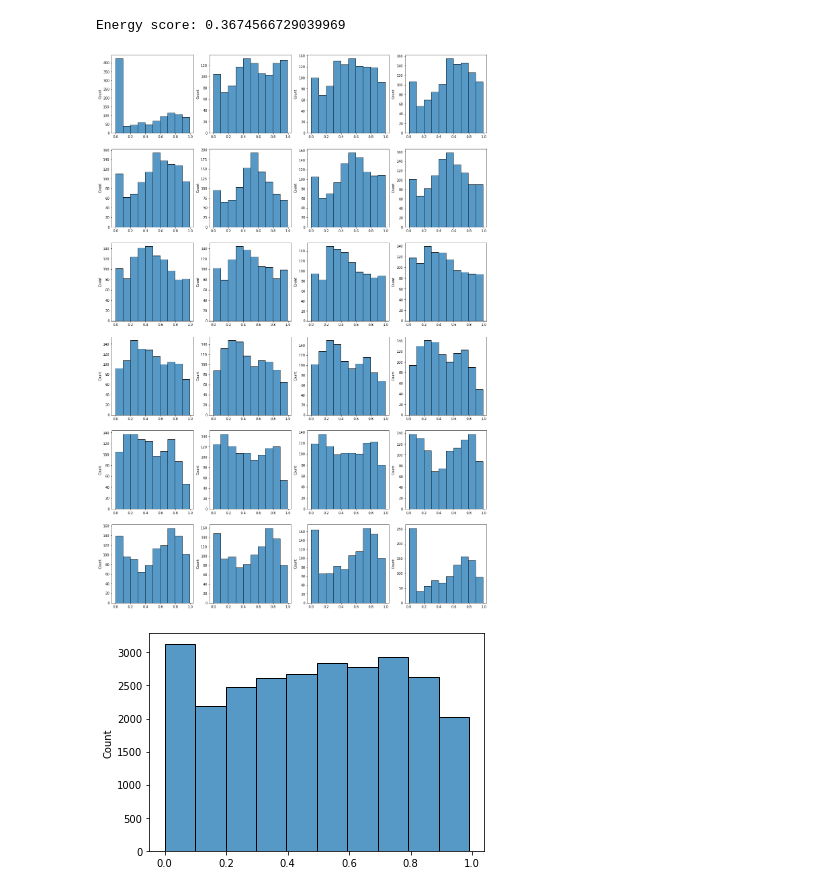
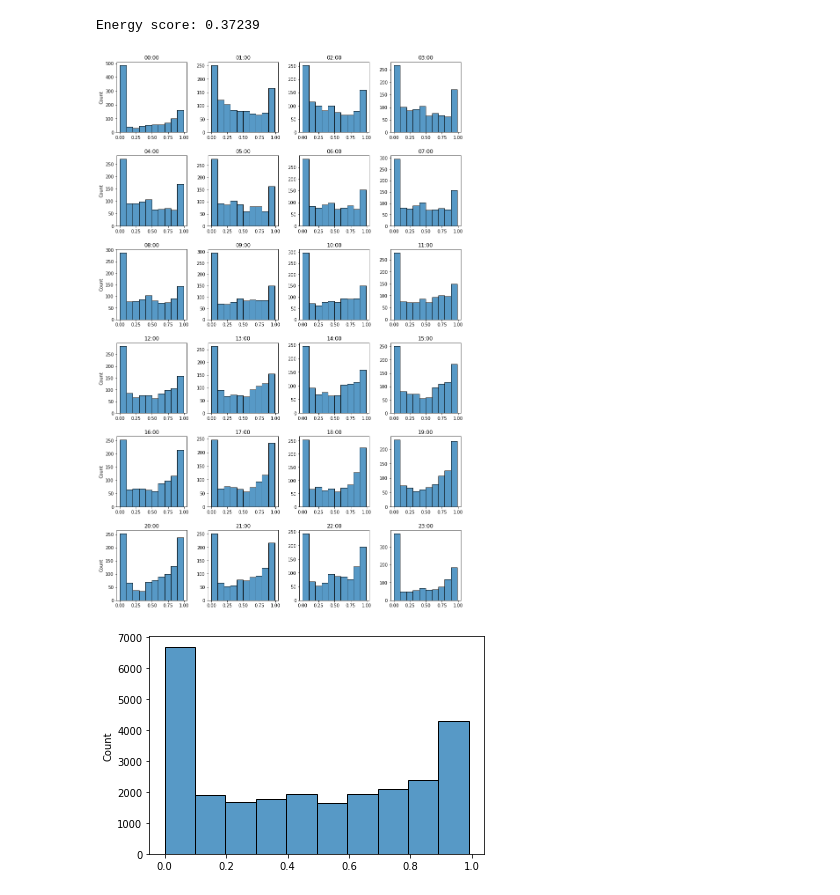
Before and after one commit to pavelzw/GEFCom14-S-comparison, a Jupyter notebook: scoring-functions.ipynb, the cells around one changed output. Cells and saved outputs as stored; diff of their text form; code cells hidden in the pictures.

Commit message:
Improve pit plots

```diff
--- a/scoring-functions.ipynb
+++ b/scoring-functions.ipynb
@@ -79,3 +73,7 @@ prediction, actual = load_nnqf()
+# %%
+model = 'deepar'
+
+prediction, actual = load_sqfrnn()
 # %%
 def sample(quantiles, n):
     ps = np.random.choice(a=[str(p / 100) for p in range(1, 100)], size=n, replace=True)
@@ -84,7 +82,15 @@ def sample(quantiles, n):
 
 sampled = sample(prediction.iloc[0], 20)
 # %%
+month = 6
+
 from tqdm import tqdm
+
+pred_month = prediction[np.logical_and(prediction.index.get_level_values(0) >  f'2014-{month}-01 00:00:00',
+                                       prediction.index.get_level_values(0) <= f'2014-{month+1}-01 00:00:00')]
+
+act_month = actual[np.logical_and(actual.index.get_level_values(0) >  f'2014-{month}-01 00:00:00',
+                                  actual.index.get_level_values(0) <= f'2014-{month+1}-01 00:00:00')]
 
 def energy_score(quantiles, y, n=100):
     """
@@ -104,8 +110,8 @@ horizon = 24
 scores = []
 
 for zone in range(1, 4):
-    pred = prediction.query(f'ZONEID == {zone}')
-    act = actual.query(f'ZONEID == {zone}')
+    pred = pred_month.query(f'ZONEID == {zone}')
+    act = act_month.query(f'ZONEID == {zone}')
 
     score = np.empty(len(pred) - horizon)
     for i in tqdm(range(len(pred) - horizon)):
@@ -113,9 +119,9 @@ for zone in range(1, 4):
 
     scores.append(score)
 
-print(f'Energy score: {(scores[0].mean() + scores[1].mean() + scores[2].mean()) / 3}')
+print(f'Energy score: {round((scores[0].mean() + scores[1].mean() + scores[2].mean()) / 3, 5)}')
 # %% [output]
-Energy score: 0.3674566729039969
+Energy score: 0.37239
 # %%
 def cdf(quantiles, x):
     s = x <= quantiles
@@ -124,7 +130,7 @@ def cdf(quantiles, x):
     return float(s[s==True].index[0])
 # %%
 pits = {hour: [] for hour in range(24)}
-for hour in range(24):
+for hour in tqdm(range(24)):
     for day in range(len(prediction) // (24 * 3)):
         for task in range(3):
             quantiles = prediction.iloc[hour + (24 * 3) * day + task]
@@ -136,18 +142,27 @@ for hour in range(24):
             else:
                 pits[(hour + 1) % 24].append(pit_value)
 # %%
+from itertools import product
 import matplotlib.pyplot as plt
 
-fig, axs = plt.subplots(nrows=6, ncols=4, figsize=(20, 30))
+fig, axs = plt.subplots(nrows=6, ncols=4, figsize=(12, 18))
 
 for hour in range(24):
-    sns.histplot(data=np.array(pits[hour]), bins=10, ax=axs[hour // 4][hour % 4])
+    hour_adjusted = hour - 10 % 24
+    sns.histplot(data=np.array(pits[hour]), bins=10,
+                 ax=axs[hour // 4][hour % 4])\
+        .set_title(f'{"0" + str(hour) if hour // 10 == 0 else hour}:00')
 
-fig.savefig(f'pit_by_hour_{model}.png')
+for i, j in product(range(6), range(1, 4)):
+    axs[i][j].set(ylabel='')
+plt.tight_layout(pad=2)
+
+
+fig.savefig(f'results/pit_by_hour_{model}.pdf')
 # %% [output]
-[figure, old version]
+[figure, new version]
 # %%
 plot = sns.histplot(data=np.array(list(pits.values())).reshape(24*1095), bins=10)
-plot.get_figure().savefig(f'pit_{model}.png')
+plot.get_figure().savefig(f'results/pit_{model}.pdf')
 # %% [output]
-[figure, old version]
+[figure, new version]
```
Also changed, not shown: parts of 1 cell of this notebook.
